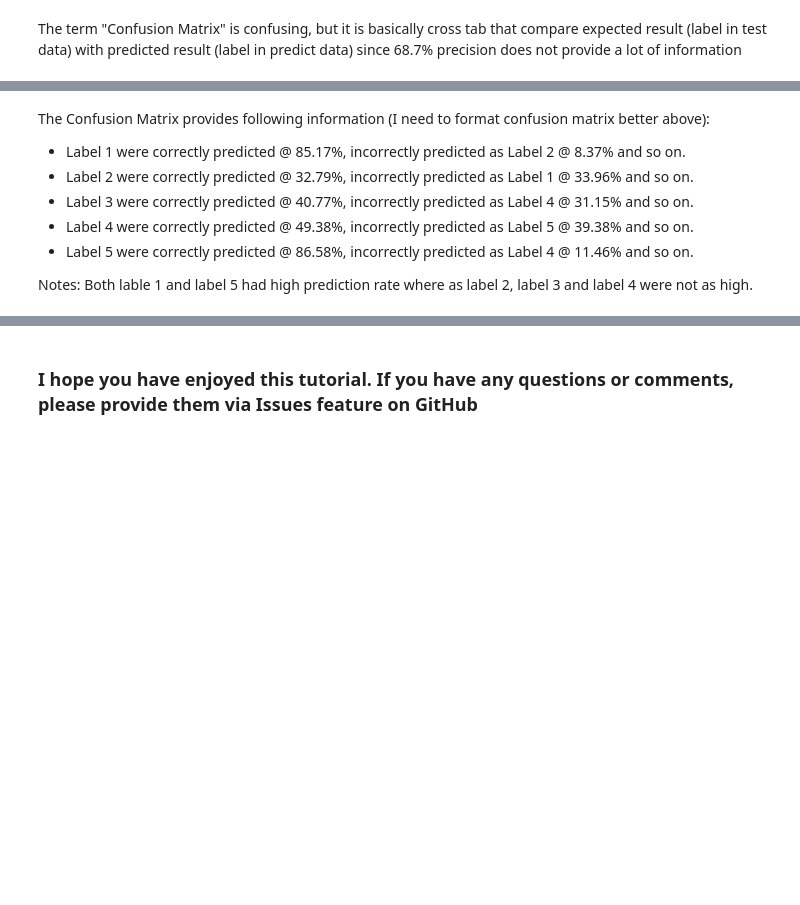
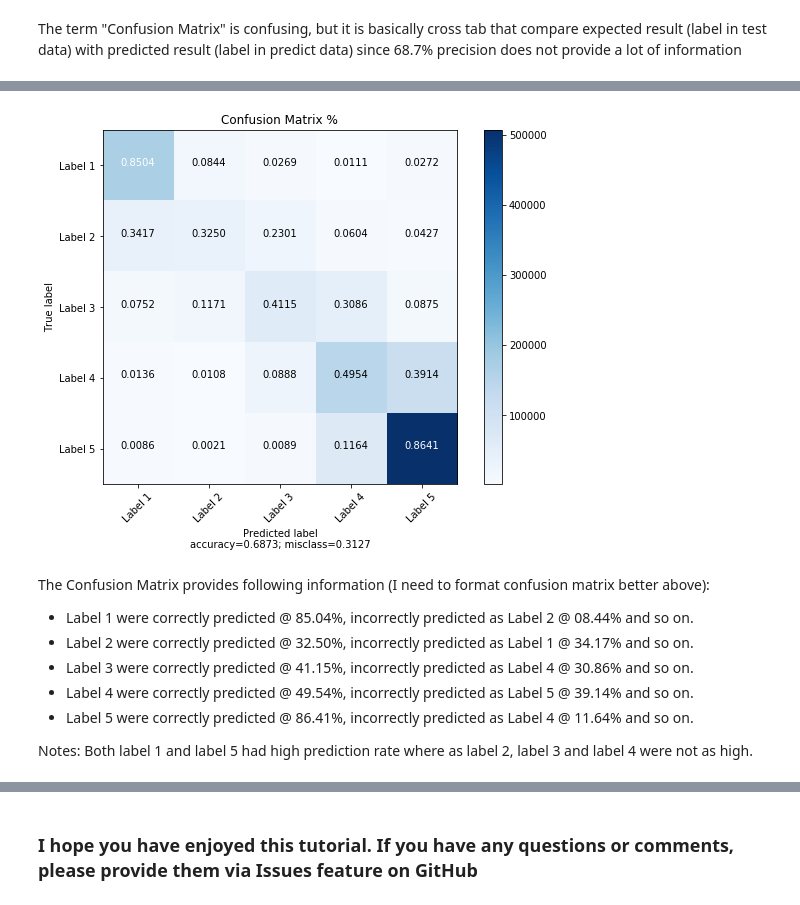
Before and after one commit to mediumworx/analytics, a Jupyter notebook: Text_Classification/Text_Classification_Yelp.ipynb, the cells around one changed output, grey strips where cells are left out. Cells and saved outputs as stored; diff of their text form; code cells hidden in the pictures; blank space fills up the shorter version.

```diff
--- a/Text_Classification/Text_Classification_Yelp.ipynb
+++ b/Text_Classification/Text_Classification_Yelp.ipynb
@@ -635,9 +700,13 @@ plot_confusion_matrix(cm_v1, ['Label 1', 'Label 2', 'Label 3', 'Label 4', 'Label
+# %%
+plot_confusion_matrix(cm=cm_v1, normalize=True, target_names = ['Label 1', 'Label 2', 'Label 3', 'Label 4', 'Label 5'], title = "Confusion Matrix %")
+# %% [output]
+[figure, added]
 # %% [markdown]
 The Confusion Matrix provides following information (I need to format confusion matrix better above):
-* Label 1 were correctly predicted @ 85.17%, incorrectly predicted as Label 2 @ 8.37% and so on.
-* Label 2 were correctly predicted @ 32.79%, incorrectly predicted as Label 1 @ 33.96% and so on.
-* Label 3 were correctly predicted @ 40.77%, incorrectly predicted as Label 4 @ 31.15% and so on.
-* Label 4 were correctly predicted @ 49.38%, incorrectly predicted as Label 5 @ 39.38% and so on.
-* Label 5 were correctly predicted @ 86.58%, incorrectly predicted as Label 4 @ 11.46% and so on.
+* Label 1 were correctly predicted @ 85.04%, incorrectly predicted as Label 2 @ 08.44% and so on.
+* Label 2 were correctly predicted @ 32.50%, incorrectly predicted as Label 1 @ 34.17% and so on.
+* Label 3 were correctly predicted @ 41.15%, incorrectly predicted as Label 4 @ 30.86% and so on.
+* Label 4 were correctly predicted @ 49.54%, incorrectly predicted as Label 5 @ 39.14% and so on.
+* Label 5 were correctly predicted @ 86.41%, incorrectly predicted as Label 4 @ 11.64% and so on.
 
-Notes:  Both lable 1 and label 5 had high prediction rate where as label 2, label 3 and label 4 were not as high.
+Notes:  Both label 1 and label 5 had high prediction rate where as label 2, label 3 and label 4 were not as high.
```
Also changed, not shown: parts of 23 cells of this notebook.
